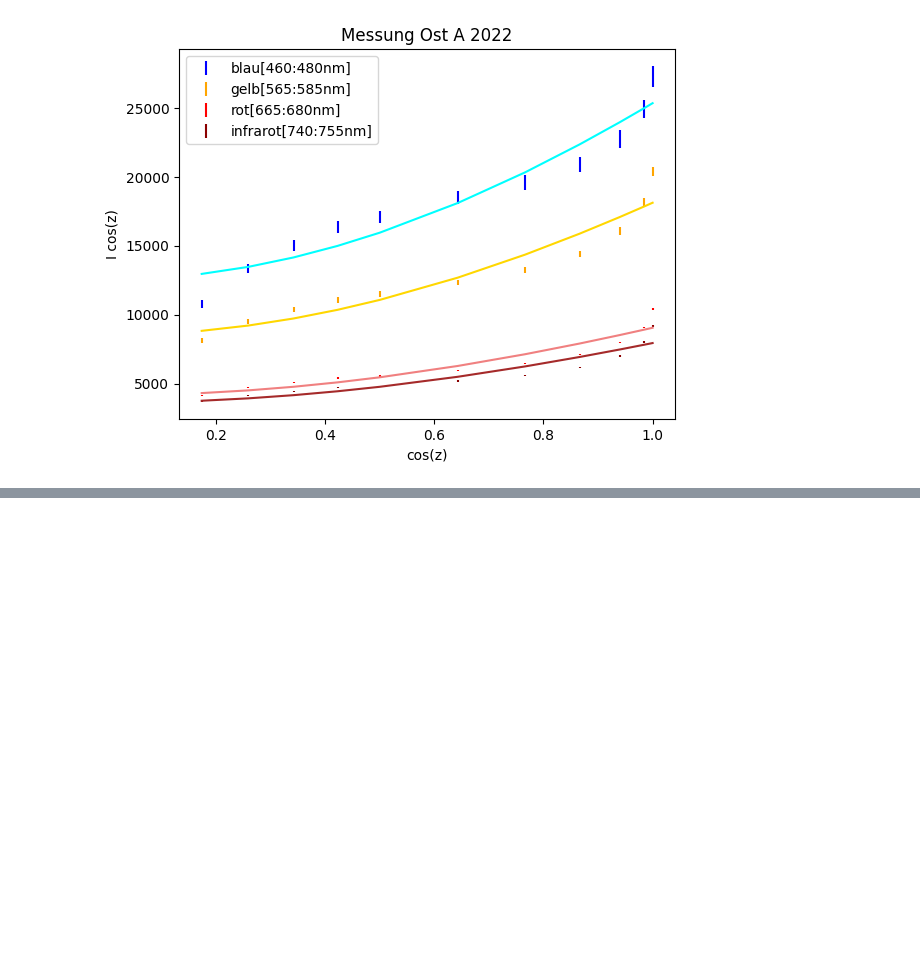
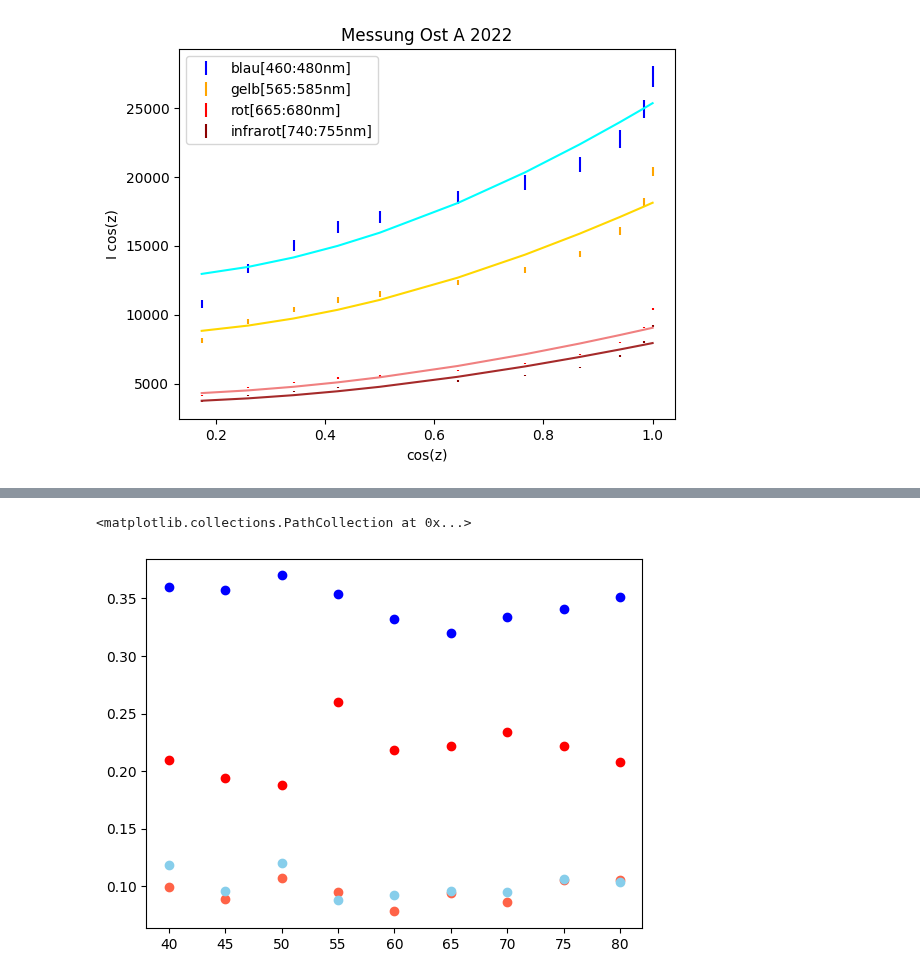
Before and after one commit to KemalOenen/advanced_labcourse, a Jupyter notebook: A004/Dataanalysis.ipynb, the cells around one changed output, grey strips where cells are left out. Drawn from its saved outputs; the diff is of its cells as text; code cells hidden in the pictures; blank space fills up the shorter version.

Commit message:
Saved figures Started analysis for water and oxygen

```diff
--- a/A004/Dataanalysis.ipynb
+++ b/A004/Dataanalysis.ipynb
@@ -133,0 +140,4 @@ infrarot a0=  13024.725553786055 a3=  -9413.433403289097
+# %%
+#our data from 2024
+df_moabs=pd.read_csv("tableo2h2o.csv")
+df_moabs
@@ -133,0 +162,13 @@ infrarot a0=  13024.725553786055 a3=  -9413.433403289097
+# %%
+rich_o=df_moabs[(df_moabs['element']=='o') & (df_moabs['rp']=='r')]
+poor_o=df_moabs[(df_moabs['element']=='o') & (df_moabs['rp']=='p')]
+rich_h2o=df_moabs[(df_moabs['element']=='h2o') & (df_moabs['rp']=='r')]
+poor_h2o=df_moabs[(df_moabs['element']=='h2o') & (df_moabs['rp']=='p')]
+# %%
+plt.scatter(rich_o['zenit'], rich_o['linecont'], label="stark O2", color="red")
+plt.scatter(poor_o['zenit'], poor_o['linecont'], label="schwach O2", color="tomato")
+plt.scatter(rich_h2o['zenit'], rich_h2o['linecont'], label="stark H2O", color="blue")
+plt.scatter(poor_h2o['zenit'], poor_h2o['linecont'], label="schwach H2O", color="skyblue")
+# %% [output]
+<matplotlib.collections.PathCollection at 0x...>
+[figure, added]
```
Also changed, not shown: parts of 4 cells of this notebook, 2 other files.
